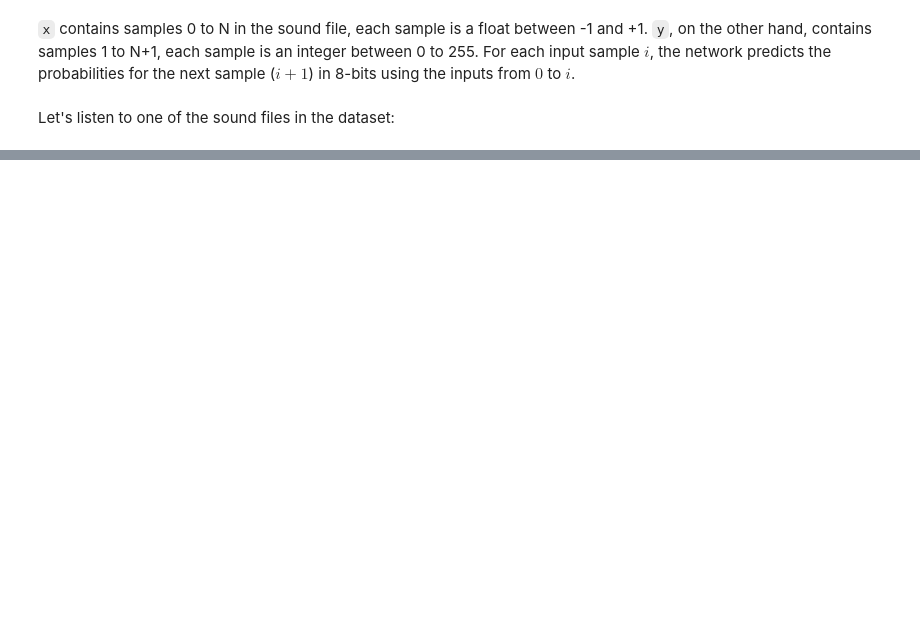
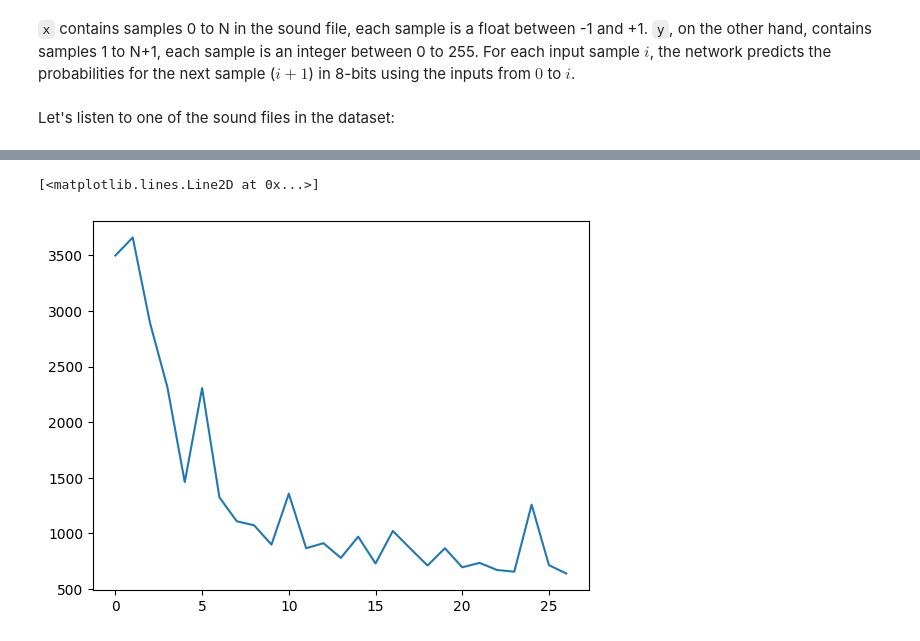
Before and after one commit to necrashter/SaShiMi-796, a Jupyter notebook: SaShiMi.ipynb, the cells around one changed output, grey strips where cells are left out. Cells and saved outputs as stored; diff of their text form; code cells hidden in the pictures; blank space fills up the shorter version.

```diff
--- a/SaShiMi.ipynb
+++ b/SaShiMi.ipynb
@@ -289,0 +335,7 @@ torch.cuda.memory_allocated()
+# %%
+losses = [3498.258749961853, 3660.4840603470802, 2889.8344757556915, 2313.2830738425255, 1460.6236627995968, 2306.09489017725, 1323.2173463404179, 1108.5288760364056, 1072.3510348647833, 898.7388616800308, 1356.2236876636744, 866.2821732014418, 911.6380036026239, 779.1693196445704, 970.3560339361429, 729.1509336382151, 1021.6059362590313, 864.2564264684916, 710.8022004663944, 866.227264419198, 694.7424295991659, 734.4279921799898, 670.7789259105921, 655.062295421958, 1258.2757559120655, 713.8920367956161, 639.2100357711315]
+plt.figure()
+plt.plot(losses)
+# %% [output]
+[<matplotlib.lines.Line2D at 0x...>]
+[figure, added]
```
Also changed, not shown: parts of 70 cells of this notebook.
